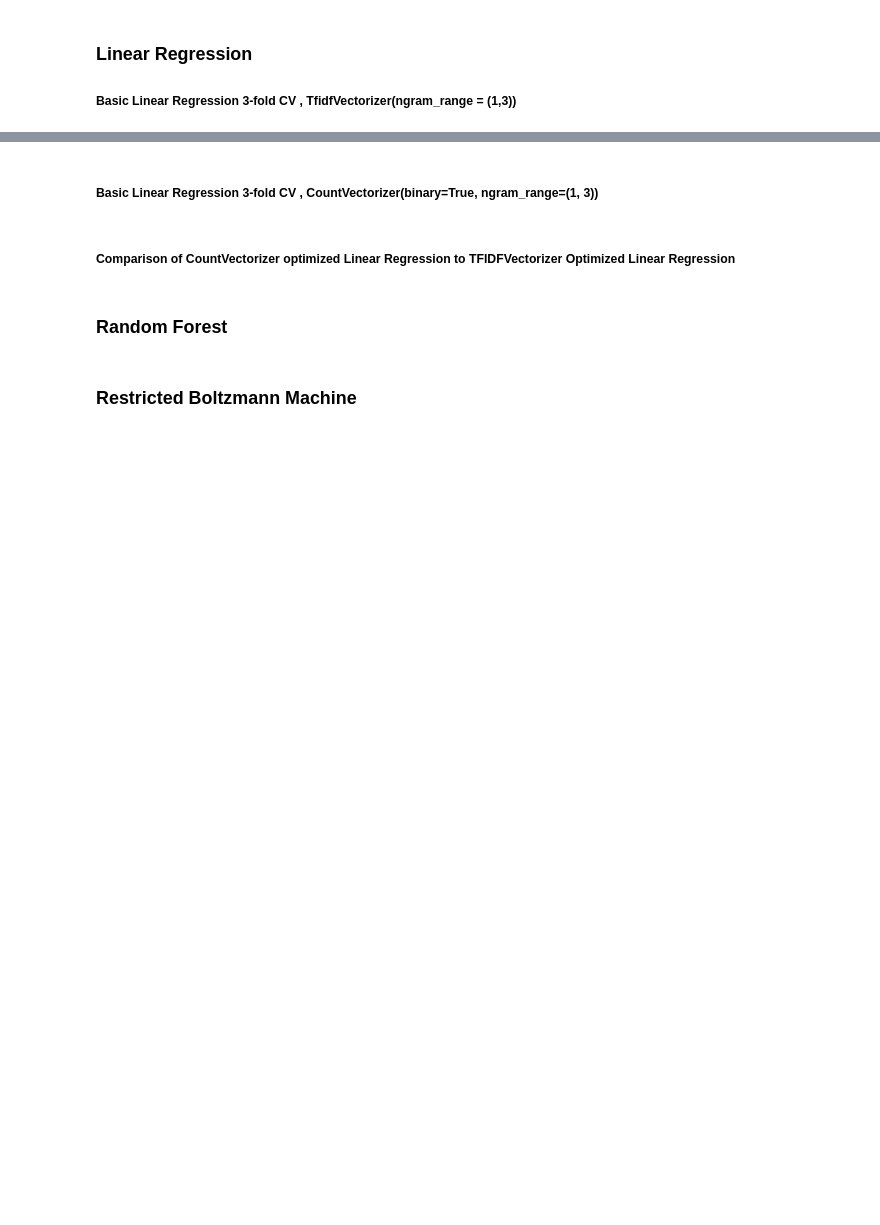
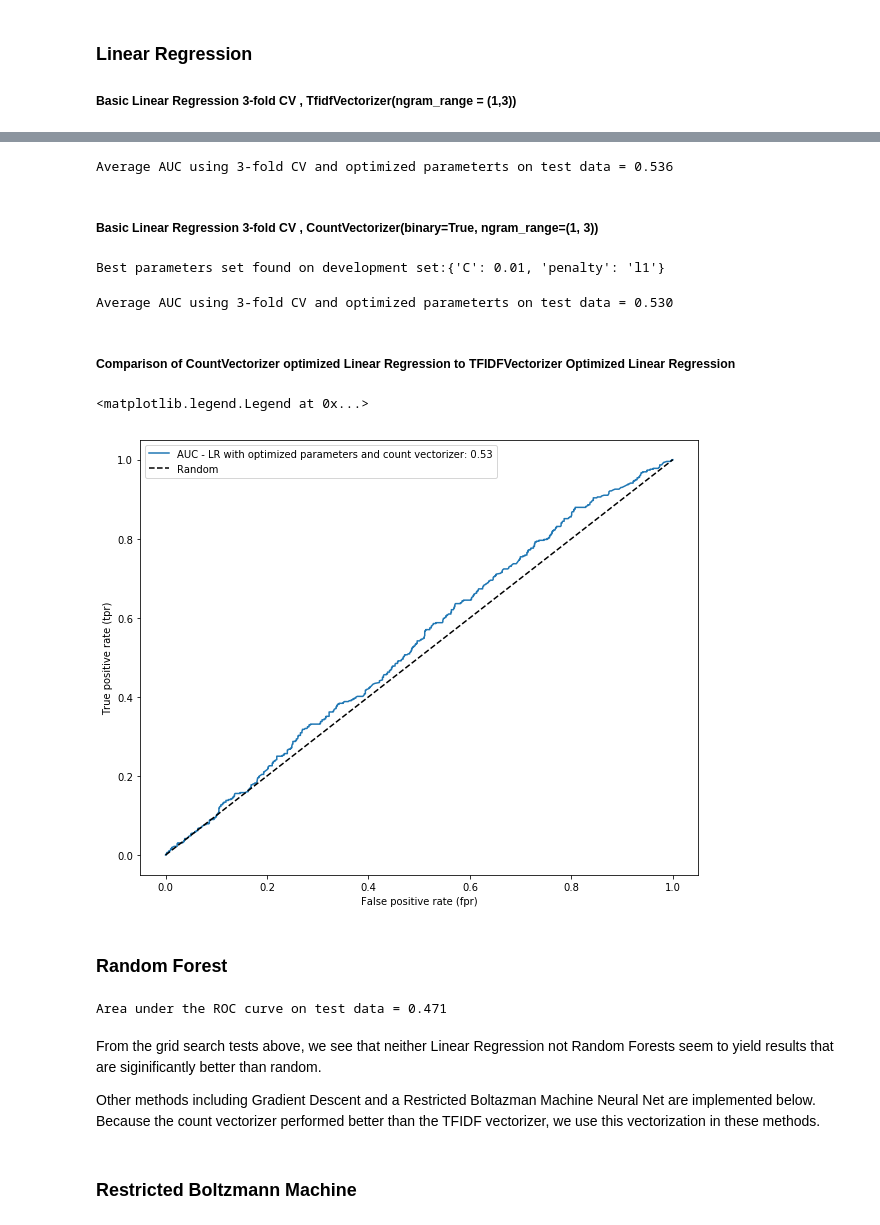
Before and after one commit to ms682/DataScience, a Jupyter notebook: yelp-toronto-dataset.ipynb, the cells around one changed output, grey strips where cells are left out. Cells and saved outputs as stored; diff of their text form; code cells hidden in the pictures; blank space fills up the shorter version.

Commit message:
trying different models and vectorization methods

```diff
--- a/yelp-toronto-dataset.ipynb
+++ b/yelp-toronto-dataset.ipynb
@@ -265,7 +250,7 @@ df['count_crucial_signficant']= (df['count_crucial_signficant']>0)*1
 # %% [markdown]
 ### Text feature extraction, stop word removal, and lemmatization
 # %%
-df['count_crucial_signficant']= (df['count_crucial_signficant']>0)*1
+
 from nltk.corpus import stopwords
 import nltk
 import string
@@ -316,53 +308,69 @@ print("Best parameters set found on development set:"+str(lr_cv.best_params_))
 # %%
- print ("Average AUC using 3-fold CV and optimized parameterts on test data = %.3f" %
+ print ("Average AUC using 3-fold CV and optimized parameters on test data = %.3f" %
         np.mean(cross_val_score(lr_cv, X_test1, Y_test1, scoring="roc_auc", cv=3)))
+# %% [output]
+Average AUC using 3-fold CV and optimized parameterts on test data = 0.536
 # %% [markdown]
 ##### Basic Linear Regression 3-fold CV , CountVectorizer(binary=True, ngram_range=(1, 3))
 # %%
 #vectorize using hash vectorixer and tfidf and create train/test split
-X2 = scipy.sparse.hstack((count_vectorizer.fit_transform(df.review_text), X_ntext))
+X2 = scipy.sparse.hstack((count_vectorizer.fit_transform(df_test.review_text), X_ntext))
 Y2 = df['count_crucial_signficant']
 X_train2, X_test2, Y_train2, Y_test2 = train_test_split(X2, Y2, train_size=.75)
 
 lr2 = LogisticRegression()
-lr_parameters = {'C':[0.01,0.1,1,10,100,1000],
+lr_parameters = {'C':[0.0001,0.001,0.01,0.1,1,10],
                 'penalty':['l1','l2']}
 lr_cv2 = GridSearchCV(lr,lr_parameters)
 lr_cv2.fit(X_train2, Y_train2)
 
 print("Best parameters set found on development set:"+str(lr_cv2.best_params_))
+# %% [output]
+Best parameters set found on development set:{'C': 0.01, 'penalty': 'l1'}
 # %%
+auc = np.mean(cross_val_score(lr_cv2, X_test2, Y_test2, scoring="roc_auc", cv=3))
 print ("Average AUC using 3-fold CV and optimized parameterts on test data = %.3f" %
-       np.mean(cross_val_score(lr_cv2, X_test2, Y_test2, scoring="roc_auc", cv=3)))
+     auc  )
+# %% [output]
+Average AUC using 3-fold CV and optimized parameterts on test data = 0.530
 # %% [markdown]
 ##### Comparison of CountVectorizer optimized Linear Regression to TFIDFVectorizer Optimized Linear Regression
 # %%
-#     for lr in [lr_cv, lr_cv2]:
+import matplotlib.pylab as plt
+%matplotlib inline
+plt.rcParams['figure.figsize'] = 10, 8
 
-#     # Get the probability of Y_test records being = 1
-#     Y_test_probability_1 = lr.predict_proba(X_test2)[:, 1]
+# Get the probability of Y_test records being = 1
+Y_test_probability_1 = lr_cv2.predict_proba(X_test2)[:, 1]
 
-#     # Use the metrics.roc_curve function to get the true positive rate (tpr) and false positive rate (fpr)
-#     tpr, fpr, thresholds = metrics.roc_curve(Y_test2, Y_test_probability_1)
+#Use the metrics.roc_curve function to get the true positive rate (tpr) and false positive rate (fpr)
+tpr, fpr, thresholds = metrics.roc_curve(Y_test2, Y_test_probability_1)
 
-#     # Get the area under the curve (AUC)
-#     auc = np.mean(cross_val_score(model, X_test2, Y_test2, scoring="roc_auc", cv=3))
+# Plot the ROC curve
+plt.plot(tpr, fpr, label="AUC - LR with optimized parameters and count vectorizer: " + str(round(auc, 2)))
 
-#     # Plot the ROC curve
-#     plt.plot(tpr, fpr, label="AUC (C=" + str(c) + ") = " + str(round(auc, 2)))
-
-# plt.xlabel("False positive rate (fpr)")
-# plt.ylabel("True positive rate (tpr)")
-# plt.plot([0,1], [0,1], 'k--', label="Random")
-# plt.legend(loc=2)
+plt.xlabel("False positive rate (fpr)")
+plt.ylabel("True positive rate (tpr)")
+plt.plot([0,1], [0,1], 'k--', label="Random")
+plt.legend(loc=2)
+# %% [output]
+<matplotlib.legend.Legend at 0x...>
+[figure, added]
 # %% [markdown]
 ### Random Forest
 # %%
+
 from sklearn.ensemble import RandomForestClassifier
 rf = RandomForestClassifier()
-rf.fit(x_train2, y_train_2)
+rf.fit(X_train2, Y_train2)
 
-print ("Area under the ROC curve on test data = %.3f" % metrics.roc_auc_score(model.predict(X_test2), Y_test2))
+print ("Area under the ROC curve on test data = %.3f" % metrics.roc_auc_score(rf.predict(X_test2), Y_test2))
+# %% [output]
+Area under the ROC curve on test data = 0.471
+# %% [markdown]
+From the grid search tests above, we see that neither Linear Regression not Random Forests seem to yield results that are siginificantly better than random.
+
+Other methods including Gradient Descent and a Restricted Boltazman Machine Neural Net are implemented below. Because the count vectorizer performed better than the TFIDF vectorizer, we use this vectorization in these methods.
 # %% [markdown]
 ### Restricted Boltzmann Machine
 # %%
```
Also changed, not shown: parts of 4 cells of this notebook.
